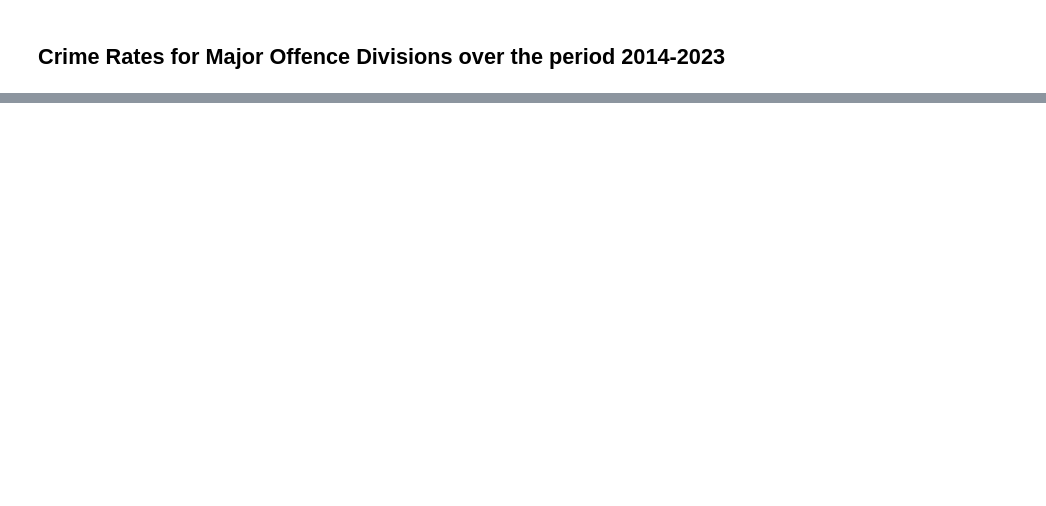
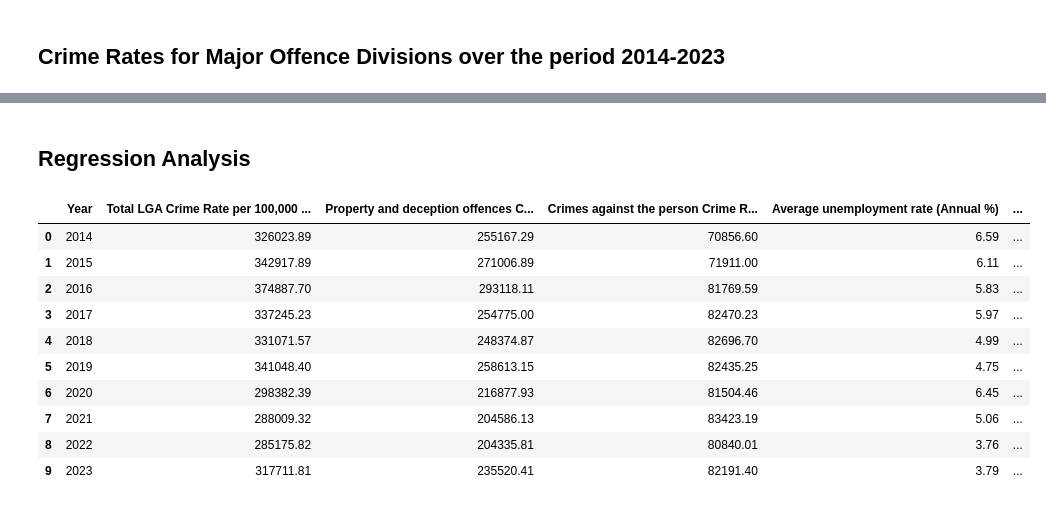
Before and after one commit to MahsaHesam/Project1, a Jupyter notebook: Crime_Analysis_in _Victoria.ipynb, the cells around one changed output, grey strips where cells are left out. Drawn from its saved outputs; the diff is of its cells as text; code cells hidden in the pictures; blank space fills up the shorter version.

```diff
--- a/Crime_Analysis_in _Victoria.ipynb
+++ b/Crime_Analysis_in _Victoria.ipynb
@@ -317,0 +235,2 @@ plt.savefig('Visualisation Images/crime rate by Offence Division over the period
+# %% [markdown]
+## Regression Analysis
@@ -317,0 +246,17 @@ plt.savefig('Visualisation Images/crime rate by Offence Division over the period
+# %%
+#Read data
+crime_and_economic_data_df = pd.read_csv("Data/crime_and_economic_data.csv")
+crime_and_economic_data_df.head(11)
+crime_and_economic_data_df
+# %% [output]
+|  | Year | Total LGA Crime Rate per 100,000 ... | Property and deception offences C... | Crimes against the person Crime R... | Average unemployment rate (Annual %) | ... |
+| 0 | 2014 | 326023.89 | 255167.29 | 70856.60 | 6.59 | ... |
+| 1 | 2015 | 342917.89 | 271006.89 | 71911.00 | 6.11 | ... |
+| 2 | 2016 | 374887.70 | 293118.11 | 81769.59 | 5.83 | ... |
+| 3 | 2017 | 337245.23 | 254775.00 | 82470.23 | 5.97 | ... |
+| 4 | 2018 | 331071.57 | 248374.87 | 82696.70 | 4.99 | ... |
+| 5 | 2019 | 341048.40 | 258613.15 | 82435.25 | 4.75 | ... |
+| 6 | 2020 | 298382.39 | 216877.93 | 81504.46 | 6.45 | ... |
+| 7 | 2021 | 288009.32 | 204586.13 | 83423.19 | 5.06 | ... |
+| 8 | 2022 | 285175.82 | 204335.81 | 80840.01 | 3.76 | ... |
+| 9 | 2023 | 317711.81 | 235520.41 | 82191.40 | 3.79 | ... |
```
Also changed, not shown: parts of 19 cells of this notebook, 3 other files.
